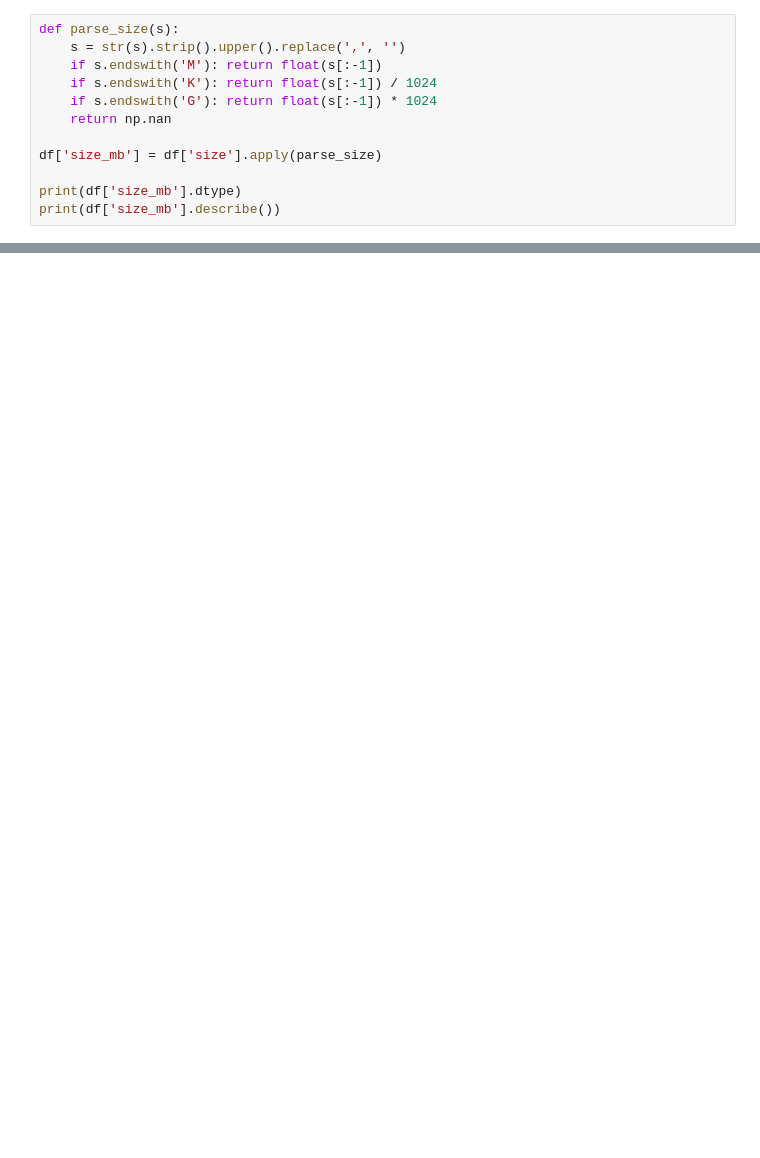
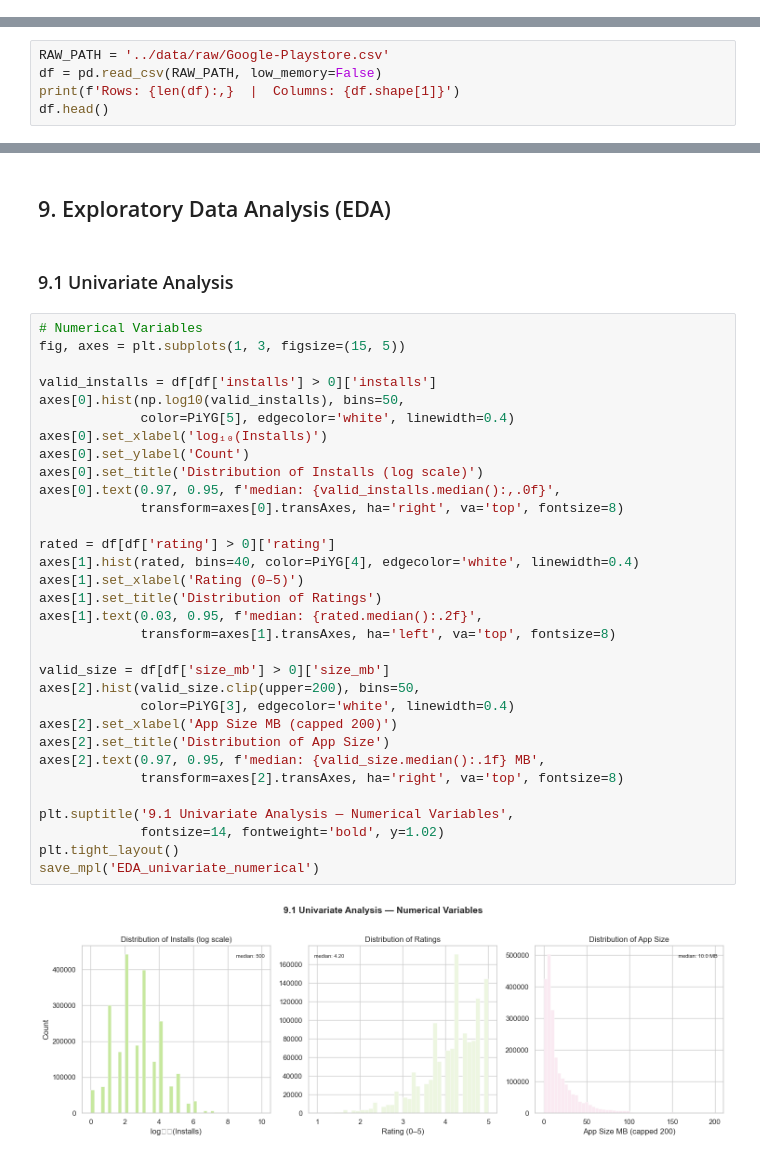
Before and after one commit to ashu-tagore/App-Autopsy, a Jupyter notebook: notebooks/eda.ipynb, the cells around one changed output, grey strips where cells are left out. Cells and saved outputs as stored; diff of their text form; blank space fills up the shorter version.

```diff
--- a/notebooks/eda.ipynb
+++ b/notebooks/eda.ipynb
@@ -203,12 +0,0 @@ Name: installs, dtype: float64
-# %%
-def parse_size(s):
-    s = str(s).strip().upper().replace(',', '')
-    if s.endswith('M'): return float(s[:-1])
-    if s.endswith('K'): return float(s[:-1]) / 1024
-    if s.endswith('G'): return float(s[:-1]) * 1024
-    return np.nan
-
-df['size_mb'] = df['size'].apply(parse_size)
-
-print(df['size_mb'].dtype)
-print(df['size_mb'].describe())
@@ -319,0 +89,5 @@ Shape: (2312944, 27)
+# %%
+RAW_PATH = '../data/raw/Google-Playstore.csv'
+df = pd.read_csv(RAW_PATH, low_memory=False)
+print(f'Rows: {len(df):,}  |  Columns: {df.shape[1]}')
+df.head()
@@ -319,0 +306,38 @@ Shape: (2312944, 27)
+# %% [markdown]
+## 9. Exploratory Data Analysis (EDA)
+# %% [markdown]
+### 9.1 Univariate Analysis
+# %%
+# Numerical Variables
+fig, axes = plt.subplots(1, 3, figsize=(15, 5))
+
+valid_installs = df[df['installs'] > 0]['installs']
+axes[0].hist(np.log10(valid_installs), bins=50,
+             color=PiYG[5], edgecolor='white', linewidth=0.4)
+axes[0].set_xlabel('log₁₀(Installs)')
+axes[0].set_ylabel('Count')
+axes[0].set_title('Distribution of Installs (log scale)')
+axes[0].text(0.97, 0.95, f'median: {valid_installs.median():,.0f}',
+             transform=axes[0].transAxes, ha='right', va='top', fontsize=8)
+
+rated = df[df['rating'] > 0]['rating']
+axes[1].hist(rated, bins=40, color=PiYG[4], edgecolor='white', linewidth=0.4)
+axes[1].set_xlabel('Rating (0–5)')
+axes[1].set_title('Distribution of Ratings')
+axes[1].text(0.03, 0.95, f'median: {rated.median():.2f}',
+             transform=axes[1].transAxes, ha='left', va='top', fontsize=8)
+
+valid_size = df[df['size_mb'] > 0]['size_mb']
+axes[2].hist(valid_size.clip(upper=200), bins=50,
+             color=PiYG[3], edgecolor='white', linewidth=0.4)
+axes[2].set_xlabel('App Size MB (capped 200)')
+axes[2].set_title('Distribution of App Size')
+axes[2].text(0.97, 0.95, f'median: {valid_size.median():.1f} MB',
+             transform=axes[2].transAxes, ha='right', va='top', fontsize=8)
+
+plt.suptitle('9.1 Univariate Analysis — Numerical Variables',
+             fontsize=14, fontweight='bold', y=1.02)
+plt.tight_layout()
+save_mpl('EDA_univariate_numerical')
+# %% [output]
+[figure, added]
```
Also changed, not shown: parts of 98 cells of this notebook, 22 other files.
